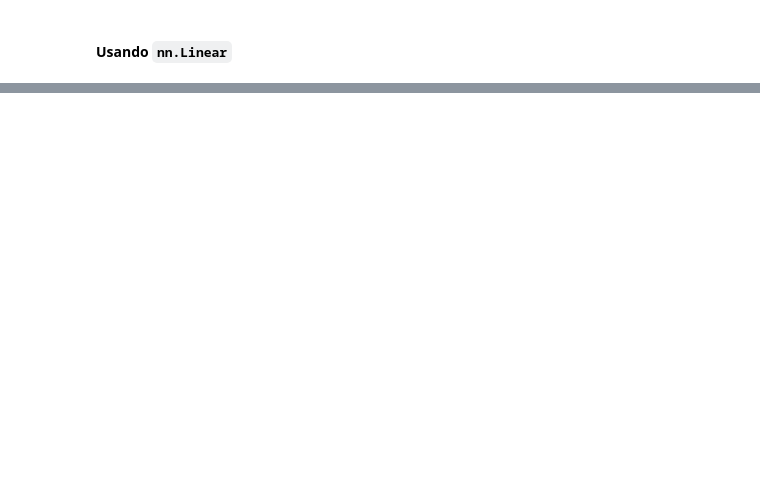
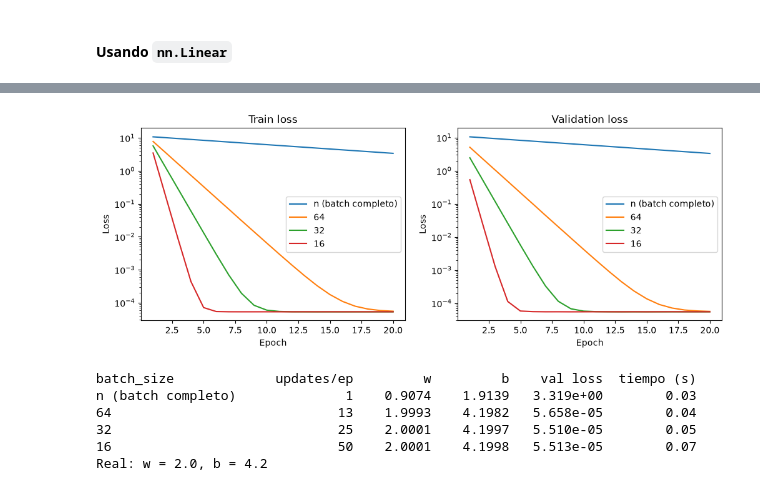
Before and after one commit to david-ostorga/aprendizaje-profundo-clase, a Jupyter notebook: tareas/Tarea1_david.ipynb, the cells around one changed output, grey strips where cells are left out. Drawn from its saved outputs; the diff is of its cells as text; code cells hidden in the pictures; blank space fills up the shorter version.

```diff
--- a/tareas/Tarea1_david.ipynb
+++ b/tareas/Tarea1_david.ipynb
@@ -222,0 +323,26 @@ Error en b:  tensor([1.4782e-05])
+# %%
+fig, axes = plt.subplots(1, 2, figsize = (12, 4))
+for name, (m, tr, va, _) in results.items():
+    axes[0].plot(range(1, len(tr) + 1), tr, label = name)
+    axes[1].plot(range(1, len(va) + 1), va, label = name)
+for ax, title in zip(axes, ['Train loss', 'Validation loss']):
+    ax.set_yscale('log')
+    ax.set_xlabel('Epoch')
+    ax.set_ylabel('Loss')
+    ax.set_title(title)
+    ax.legend()
+plt.show()
+
+print(f"{'batch_size':22s}{'updates/ep':>11s}{'w':>10s}{'b':>10s}{'val loss':>12s}{'tiempo (s)':>12s}")
+for name, (m, tr, va, t) in results.items():
+    bs = batch_sizes[name]
+    print(f"{name:22s}{-(-n // bs):11d}{m.w.item():10.4f}{m.b.item():10.4f}{va[-1]:12.3e}{t:12.2f}")
+print(f"Real: w = {true_w.item()}, b = {true_b}")
+# %% [output]
+[figure, added]
+batch_size             updates/ep         w         b    val loss  tiempo (s)
+n (batch completo)              1    0.9074    1.9139   3.319e+00        0.03
+64                             13    1.9993    4.1982   5.658e-05        0.04
+32                             25    2.0001    4.1997   5.510e-05        0.05
+16                             50    2.0001    4.1998   5.513e-05        0.07
+Real: w = 2.0, b = 4.2
```
Also changed, not shown: parts of 14 cells of this notebook, 1 other file.
